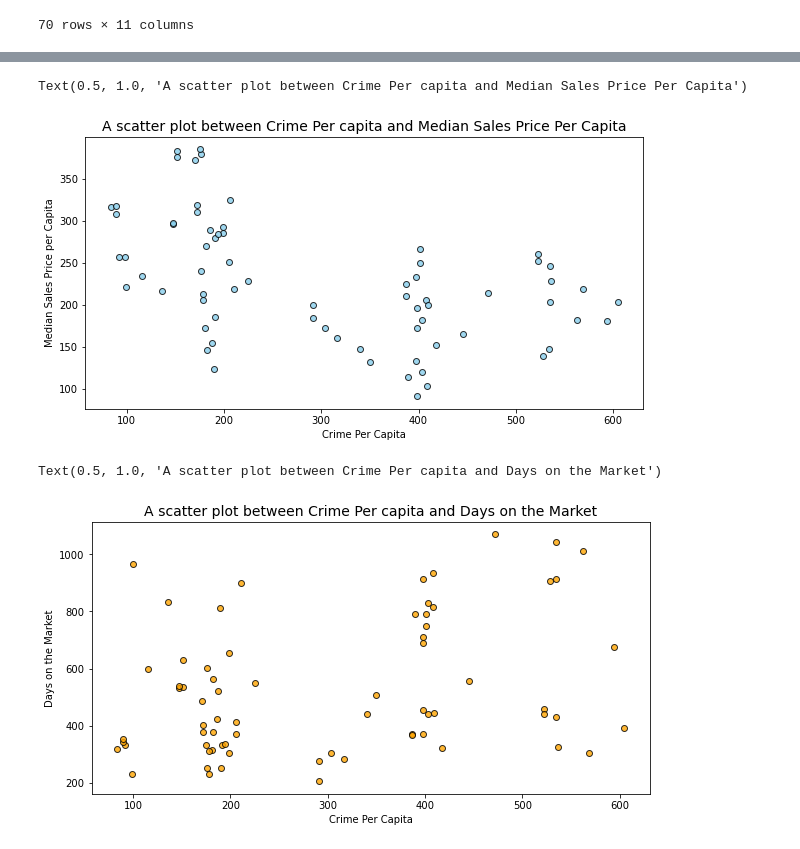
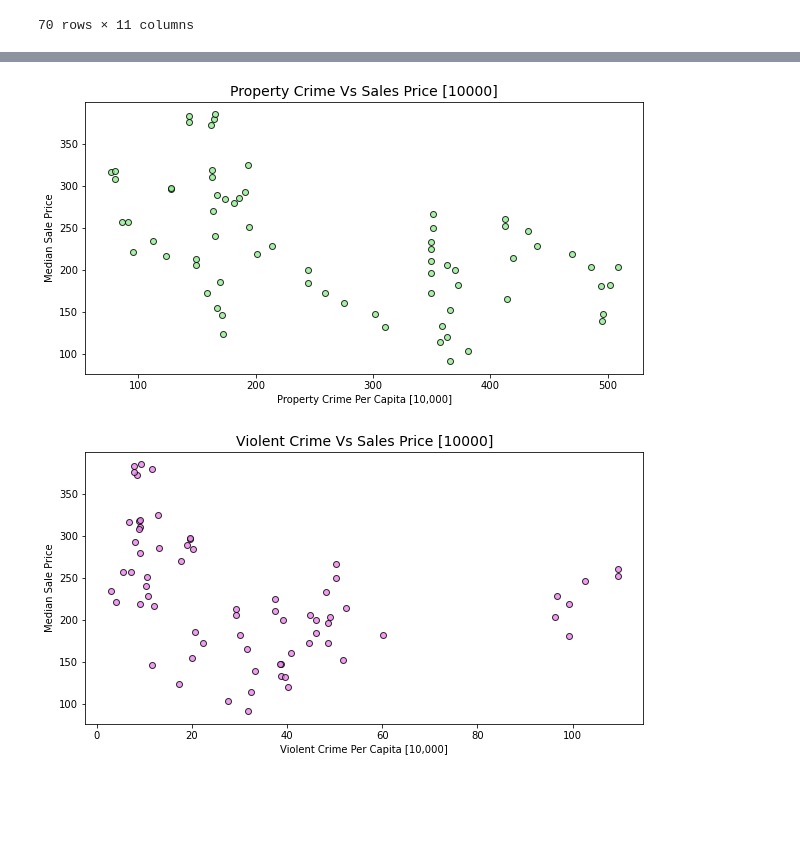
Before and after one commit to andresocorro/project_1, a Jupyter notebook: src_files/CrimeHousingMarketAnalysis.ipynb, the cells around one changed output, grey strips where cells are left out. Cells and saved outputs as stored; diff of their text form; code cells hidden in the pictures; blank space fills up the shorter version.

```diff
--- a/src_files/CrimeHousingMarketAnalysis.ipynb
+++ b/src_files/CrimeHousingMarketAnalysis.ipynb
@@ -76,7 +77,7 @@ for index, group in houseGroup:
         if (row['City'] == index[0]) & (row['Year'] == int(index[1])):
             # update the column values
             crimeDF.at[i,'Median Sale Price'] = group['Median Sale Price'].sum()/10000
-            crimeDF.at[i,"DOM"] = group['Median Dom'].sum()
+            crimeDF.at[i,"DOM"] = group['Median Dom'].mean()
 
 
 file_path = os.path.join("..", "Resources", "Redfin_CrimeMergeDataset.csv")
@@ -99,32 +147,41 @@ crimeDF
 # %%
-x_values = crimeDF['Total Crime Per Capita [10,000]']
+#scatter plot mapping violent crime with Price
+
+x_values = crimeDF['Property Crime Per Capita [10,000]']
 y_values = crimeDF['Median Sale Price']
 plt.figure(figsize=(10,5))
-plt.scatter(x_values,y_values, alpha=0.8, color ='skyblue', marker="o", edgecolor="black")
+plt.scatter(x_values,y_values, alpha=0.8, color ='lightgreen', marker="o", edgecolor="black")
 
 # Add labels
-plt.xlabel('Crime Per Capita')
-plt.ylabel('Median Sales Price per Capita')
+plt.xlabel('Property Crime Per Capita [10,000]')
+plt.ylabel('Median Sale Price')
 
 #add title
-plt.title("A scatter plot between Crime Per capita and Median Sales Price Per Capita", fontsize=14)
+plt.title("Property Crime Vs Sales Price [10000]", fontsize=14)
+
+# Save the plotted figures as .pngs
+output_path = os.path.join("..", "Images", "Property Crime Vs Sales Price.png")
+plt.savefig(output_path)
 # %% [output]
-Text(0.5, 1.0, 'A scatter plot between Crime Per capita and Median Sales Price Per Capita')
-[figure, old version]
+[figure, new version]
 # %%
-#scatter plot mapping crime with DOM
+#scatter plot mapping violent crime with Price
 
- x_values = crimeDF['Total Crime Per Capita [10,000]']
-y_values = crimeDF['DOM']
+x_values = crimeDF['Violent Crime Per Capita [10,000]']
+y_values = crimeDF['Median Sale Price']
 plt.figure(figsize=(10,5))
-plt.scatter(x_values,y_values, alpha=0.8, color ='orange', marker="o", edgecolor="black")
+plt.scatter(x_values,y_values, alpha=0.8, color ='violet', marker="o", edgecolor="black")
 
 # Add labels
-plt.xlabel('Crime Per Capita')
-plt.ylabel('Days on the Market')
+plt.xlabel('Violent Crime Per Capita [10,000]')
+plt.ylabel('Median Sale Price')
 
 #add title
-plt.title("A scatter plot between Crime Per capita and Days on the Market", fontsize=14)
+plt.title("Violent Crime Vs Sales Price [10000]", fontsize=14)
+
+
+# Save the plotted figures as .pngs
+output_path = os.path.join("..", "Images", "Violent Crime Vs Sales Price.png")
+plt.savefig(output_path)
 # %% [output]
-Text(0.5, 1.0, 'A scatter plot between Crime Per capita and Days on the Market')
-[figure, old version]
+[figure, new version]
```
Also changed, not shown: parts of 5 cells of this notebook, 12 other files.
